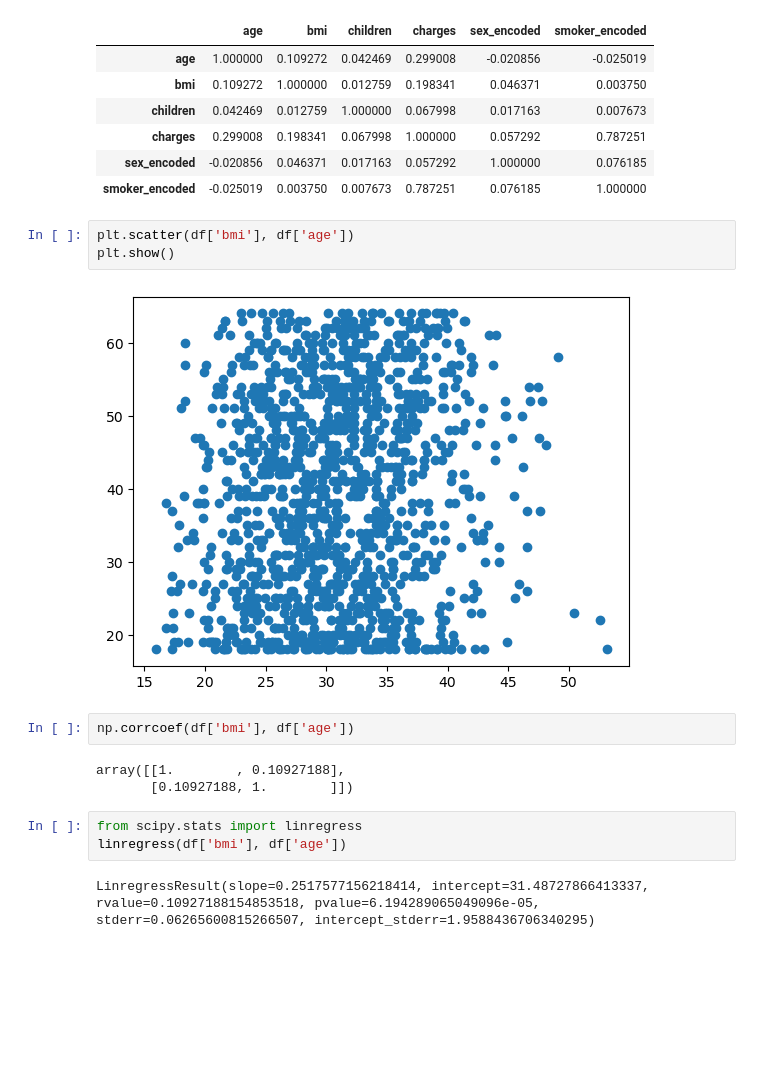
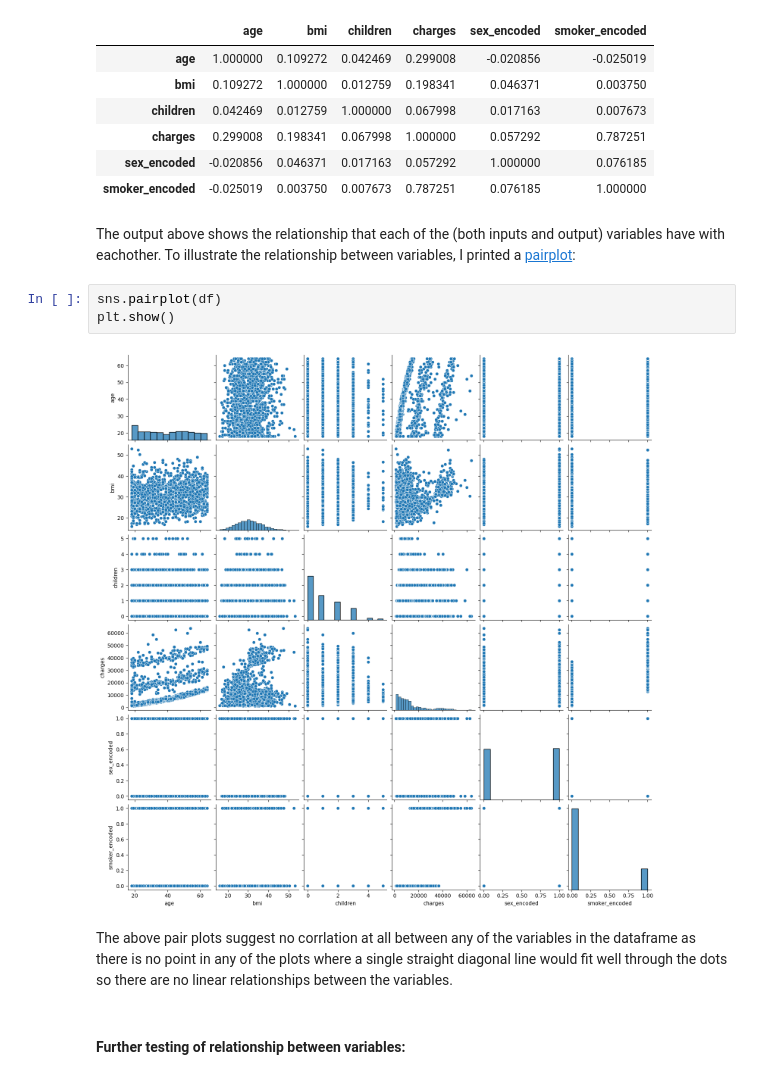
Before and after one commit to OCorry/Programming-for-Data-Analysis-Assessment-2022, a Jupyter notebook: Programming for Data Analysis Project 2022.ipynb, the cells around one changed output. Saved outputs shown, nothing was run; the diff lists cells and outputs as text; blank space fills up the shorter version.

```diff
--- a/Programming for Data Analysis Project 2022.ipynb
+++ b/Programming for Data Analysis Project 2022.ipynb
@@ -288,18 +331,14 @@ df.corr()
 | charges | 0.299008 | 0.198341 | 0.067998 | 1.000000 | 0.057292 | 0.787251 |
 | sex_encoded | -0.020856 | 0.046371 | 0.017163 | 0.057292 | 1.000000 | 0.076185 |
 | smoker_encoded | -0.025019 | 0.003750 | 0.007673 | 0.787251 | 0.076185 | 1.000000 |
-# %%
-plt.scatter(df['bmi'], df['age'])
-plt.show()
-# %% [output]
-[figure, removed]
-# %%
-np.corrcoef(df['bmi'], df['age'])
-# %% [output]
-array([[1.        , 0.10927188],
-       [0.10927188, 1.        ]])
-# %%
-from scipy.stats import linregress
-linregress(df['bmi'], df['age'])
-# %% [output]
-LinregressResult(slope=0.2517577156218414, intercept=31.48727866413337, rvalue=0.10927188154853518, pvalue=6.194289065049096e-05, stderr=0.06265600815266507, intercept_stderr=1.9588436706340295)
+# %% [markdown]
+The output above shows the relationship that each of the (both inputs and output) variables have with eachother. To illustrate the relationship between variables, I printed a <a href="https://seaborn.pydata.org/generated/seaborn.pairplot.html" target="_top">pairplot</a>:
+# %%
+sns.pairplot(df)
+plt.show()
+# %% [output]
+[figure, added]
+# %% [markdown]
+The above pair plots suggest no corrlation at all between any of the variables in the dataframe as there is no point in any of the plots where a single straight diagonal line would fit well through the dots so there are no linear relationships between the variables.
+# %% [markdown]
+#### Further testing of relationship between variables:
```
Also changed, not shown: parts of 17 cells of this notebook.
